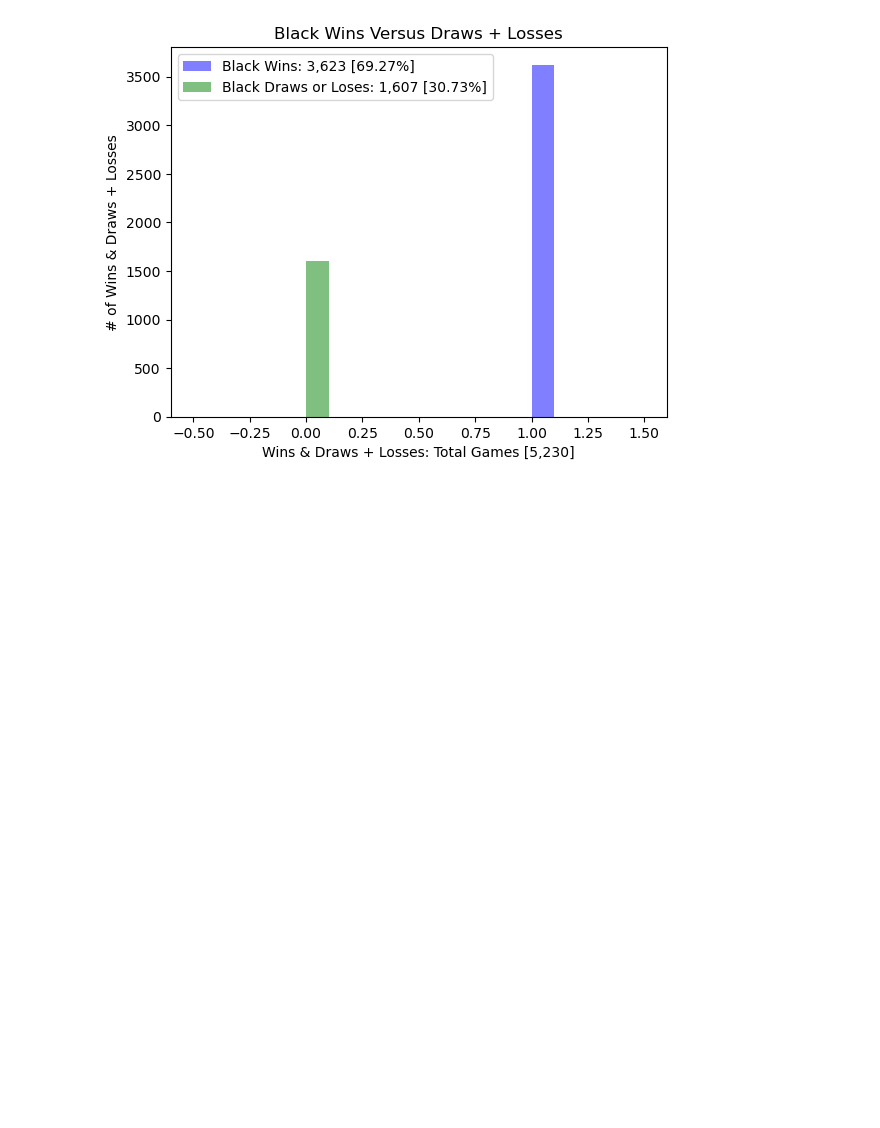
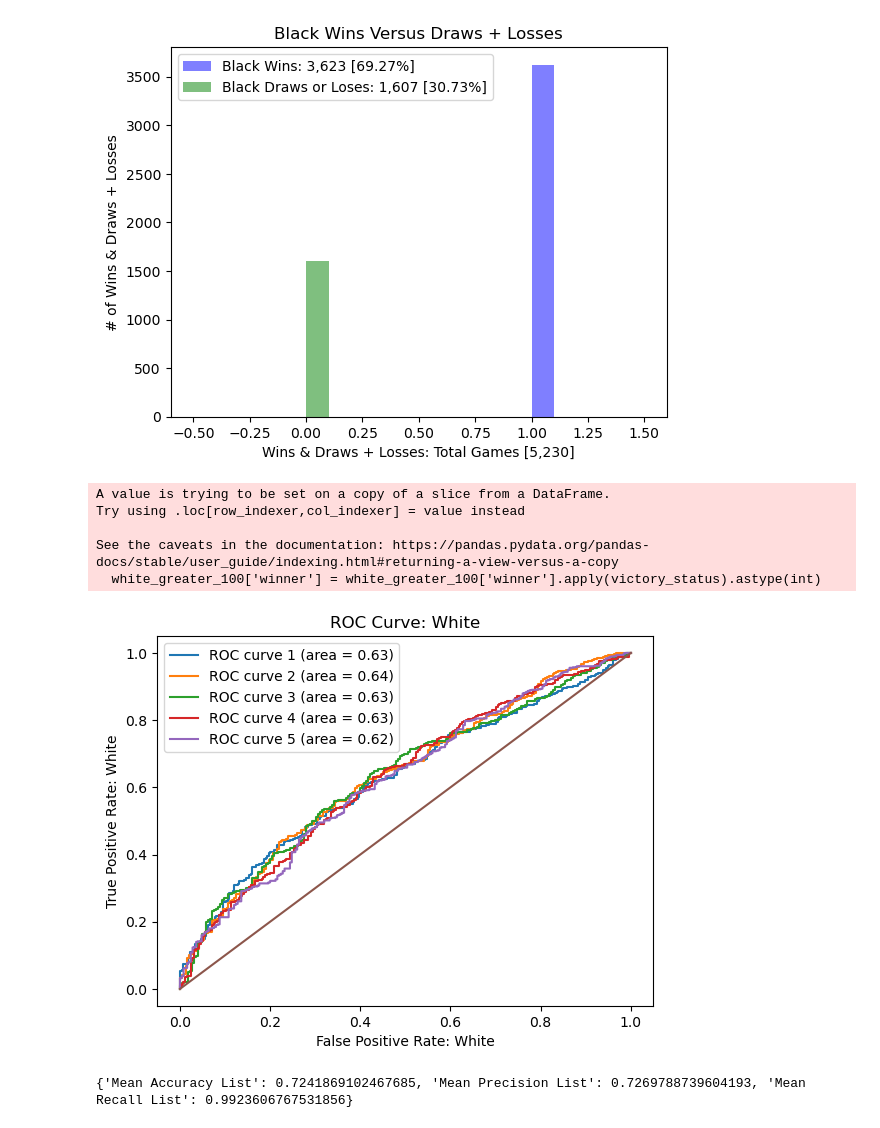
Before and after one commit to mbrann2/chess_games, a Jupyter notebook: notebooks/chess_games.ipynb, the cells around one changed output. Cells and saved outputs as stored; diff of their text form; code cells hidden in the pictures; blank space fills up the shorter version.

Commit message:
log reg & ROC curves with precision, recall, & accuracy.

```diff
--- a/notebooks/chess_games.ipynb
+++ b/notebooks/chess_games.ipynb
@@ -296,12 +296,11 @@ See the caveats in the documentation: https://pandas.pydata.org/pandas-docs/stab
 [figure]
 [figure]
 # %%
-# Logistic Regression
+# Logistic Regression for white with 5 folds to determine true positive rate, or probability of detection, as a fucntion of false positive rate, or probability of false alarm. Also, the average accuracy, precision, and recall were determined.
 
 def test_train_white(chess_df):
     chess_df = chess_df.copy()
     chess_df['Rating Differential White'] = (chess_df['white_rating'] - chess_df['black_rating']).astype(int)
-    black_wins = chess_df[(chess_df['Rating Differential White'] > 100) & (chess_df['winner'] == 'black')].value_counts()
     white_greater_100 = chess_df[(chess_df['Rating Differential White'] > 100)]
 
     def victory_status(s):
@@ -313,11 +312,12 @@ def test_train_white(chess_df):
 
     white_greater_100['winner'] = white_greater_100['winner'].apply(victory_status).astype(int)
 
-    X = white_greater_100(['turns', 'opening_ply', 'Rating Differential White'], axis=1, inplace=True).astype(int)
+
+    X = white_greater_100[['turns', 'opening_ply', 'Rating Differential White']].astype(int)
     y = white_greater_100['winner']
 
     random_seed = 8
-    X_train, X_test, y_train, y_test = train_test_split(X, y, test_size=.2, stratify = y, random_state=random_seed)
+
 
     def cross_val_linear(X, y, k):
 
@@ -331,31 +331,43 @@ def test_train_white(chess_df):
         precision_list = []
         recall_list = []
 
         for i, (train_index, test_index) in enumerate(kf.split(X_train)):
 
             X_train_kfold = X_train.iloc[train_index]
             y_train_kfold = y_train.iloc[train_index]
             X_test_kfold = X_train.iloc[test_index]
             y_test_kfold = y_train.iloc[test_index]
 
             log_model = LogisticRegression(random_state=random_seed).fit(X_train_kfold, y_train_kfold)
             y_pred = log_model.predict(X_test_kfold)
             y_prob = log_model.predict_proba(X_test_kfold)
             y_hat = log_model.decision_function(X_test_kfold)
 
             fpr, tpr, thresholds = metrics.roc_curve(y_test_kfold, y_hat)
             roc_auc = metrics.auc(fpr, tpr)
             plt.plot(fpr, tpr, label='ROC curve ' + f'{i+1}' + ' (area = %0.2f)' % roc_auc)
 
             accuracy_list.append(metrics.accuracy_score(y_test_kfold, y_pred))
             precision_list.append(metrics.precision_score(y_test_kfold, y_pred))
             recall_list.append(metrics.recall_score(y_test_kfold,y_pred))
 
         plt.plot([0,1], [0,1])
         plt.legend()
+        plt.title('ROC Curve: White')
+        plt.xlabel('False Positive Rate: White')
+        plt.ylabel('True Positive Rate: White')
         plt.show()
+        return print({'Mean Accuracy List': np.mean(accuracy_list), 'Mean Precision List': np.mean(precision_list), 'Mean Recall List': np.mean(recall_list)})
 
-        return np.mean(accuracy_list), np.mean(precision_list), np.mean(recall_list)
 
 
     cross_val_linear(X, y, 5)
+test_train_white(chess_games)
+# %% [output]
+A value is trying to be set on a copy of a slice from a DataFrame.
+Try using .loc[row_indexer,col_indexer] = value instead
+
+See the caveats in the documentation: https://pandas.pydata.org/pandas-docs/stable/user_guide/indexing.html#returning-a-view-versus-a-copy
+  white_greater_100['winner'] = white_greater_100['winner'].apply(victory_status).astype(int)
+[figure, added]
+{'Mean Accuracy List': 0.7241869102467685, 'Mean Precision List': 0.7269788739604193, 'Mean Recall List': 0.9923606767531856}
```
Also changed, not shown: parts of 2 cells of this notebook.
